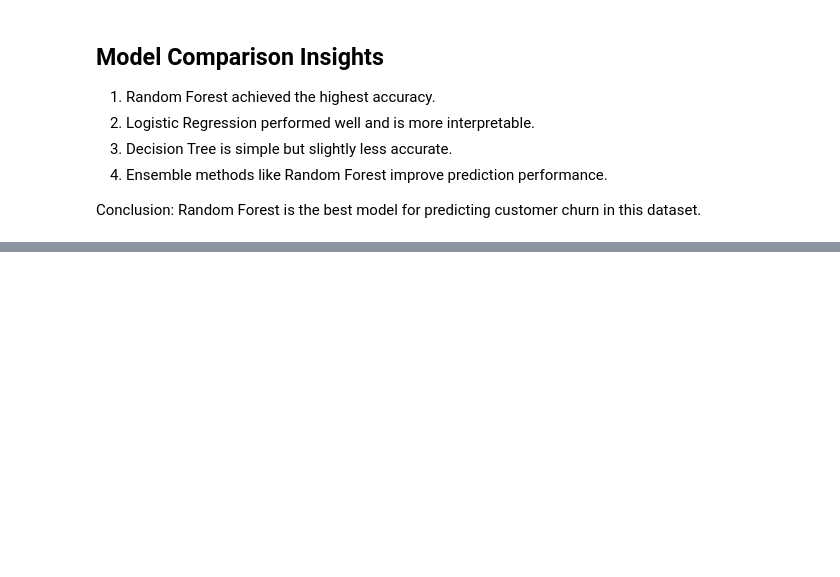
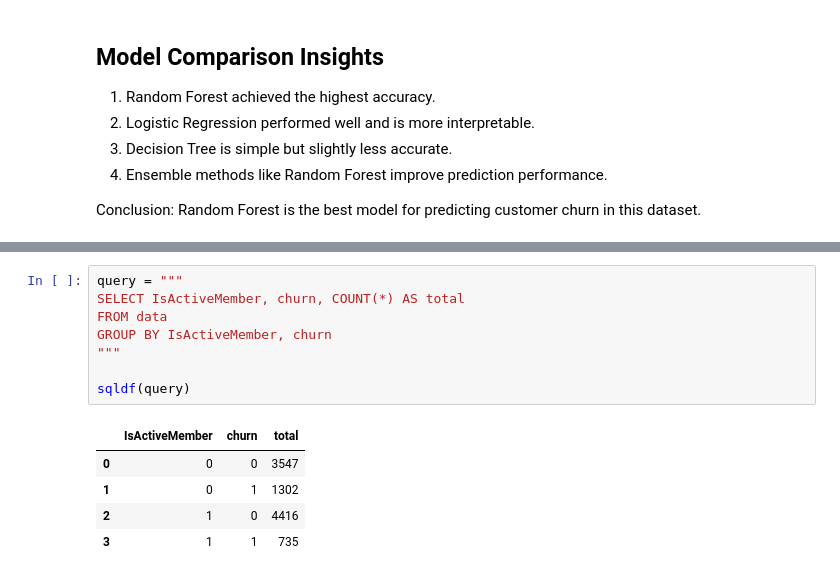
Before and after one commit to Yaswanth-23/customer-churn-prediction, a Jupyter notebook: notebooks/churn_analysis.ipynb, the cells around one changed output, grey strips where cells are left out. Cells and saved outputs as stored; diff of their text form; blank space fills up the shorter version.

```diff
--- a/notebooks/churn_analysis.ipynb
+++ b/notebooks/churn_analysis.ipynb
@@ -161,0 +177,14 @@ Random Forest is the best model for predicting customer churn in this dataset.
+# %%
+query = """
+SELECT IsActiveMember, churn, COUNT(*) AS total
+FROM data
+GROUP BY IsActiveMember, churn
+"""
+
+sqldf(query)
+# %% [output]
+|  | IsActiveMember | churn | total |
+| 0 | 0 | 0 | 3547 |
+| 1 | 0 | 1 | 1302 |
+| 2 | 1 | 0 | 4416 |
+| 3 | 1 | 1 | 735 |
```
Also changed, not shown: parts of 5 cells of this notebook, 2 other files.
